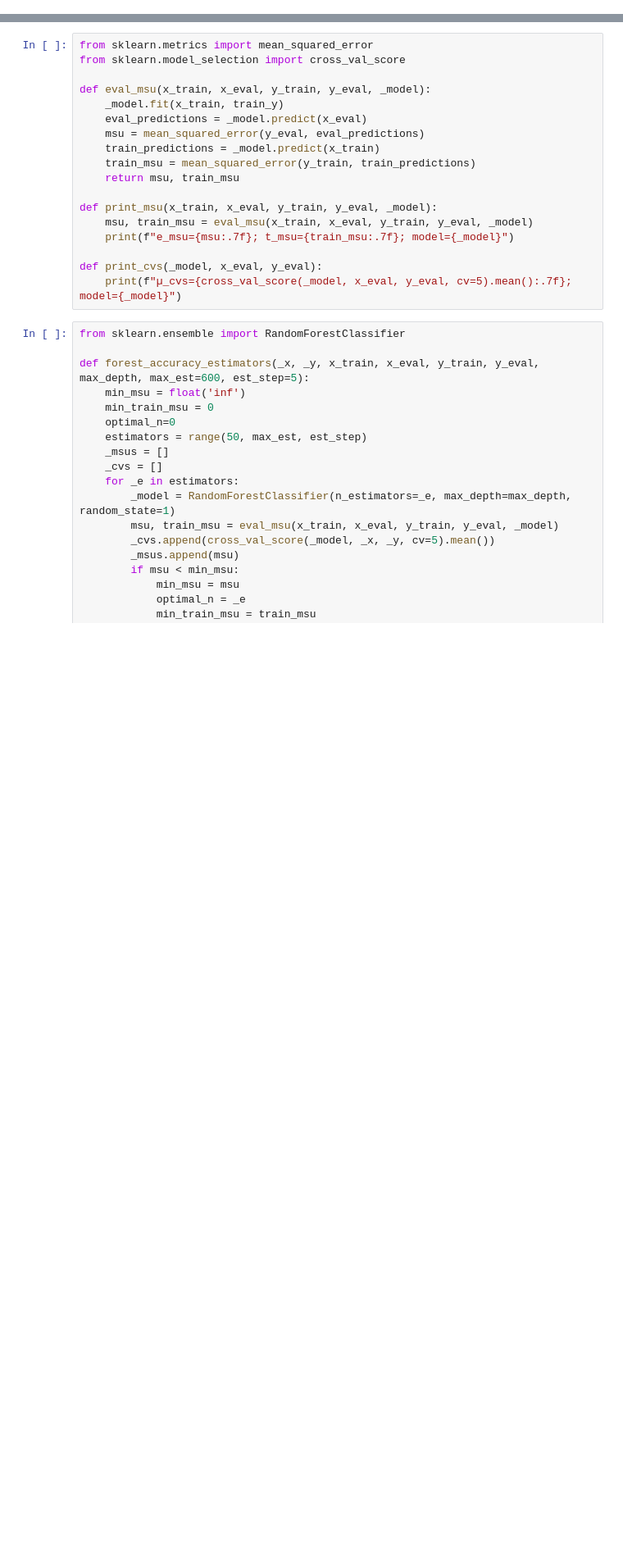
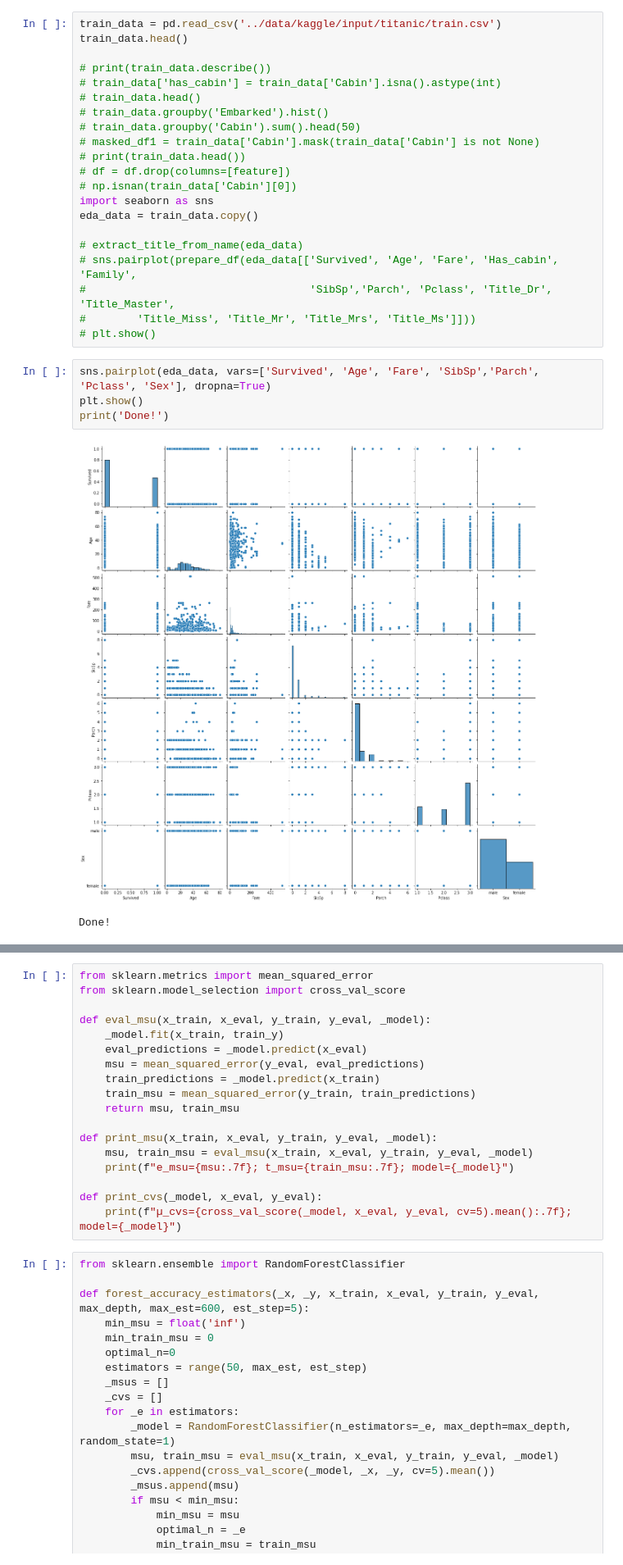
Before and after one commit to Jallermax/ML_experiments, a Jupyter notebook: notebooks/getting-started-with-titanic-v2.ipynb, the cells around one changed output, grey strips where cells are left out. Shown: that part at 82% size. Drawn from its saved outputs; the diff is of its cells as text; blank space fills up the shorter version.

```diff
--- a/notebooks/getting-started-with-titanic-v2.ipynb
+++ b/notebooks/getting-started-with-titanic-v2.ipynb
@@ -65,3 +81,31 @@ def extract_title(name):
         return'Mrs'
     # print(name)
     return 'Ms'
+# %%
+train_data = pd.read_csv('../data/kaggle/input/titanic/train.csv')
+train_data.head()
+
+# print(train_data.describe())
+# train_data['has_cabin'] = train_data['Cabin'].isna().astype(int)
+# train_data.head()
+# train_data.groupby('Embarked').hist()
+# train_data.groupby('Cabin').sum().head(50)
+# masked_df1 = train_data['Cabin'].mask(train_data['Cabin'] is not None)
+# print(train_data.head())
+# df = df.drop(columns=[feature])
+# np.isnan(train_data['Cabin'][0])
+import seaborn as sns
+eda_data = train_data.copy()
+
+# extract_title_from_name(eda_data)
+# sns.pairplot(prepare_df(eda_data[['Survived', 'Age', 'Fare', 'Has_cabin', 'Family',
+#                                   'SibSp','Parch', 'Pclass', 'Title_Dr', 'Title_Master',
+#        'Title_Miss', 'Title_Mr', 'Title_Mrs', 'Title_Ms']]))
+# plt.show()
+# %%
+sns.pairplot(eda_data, vars=['Survived', 'Age', 'Fare', 'SibSp','Parch', 'Pclass', 'Sex'], dropna=True)
+plt.show()
+print('Done!')
+# %% [output]
+[figure, added]
+Done!
```
Also changed, not shown: parts of 23 cells of this notebook, 1 other file.
